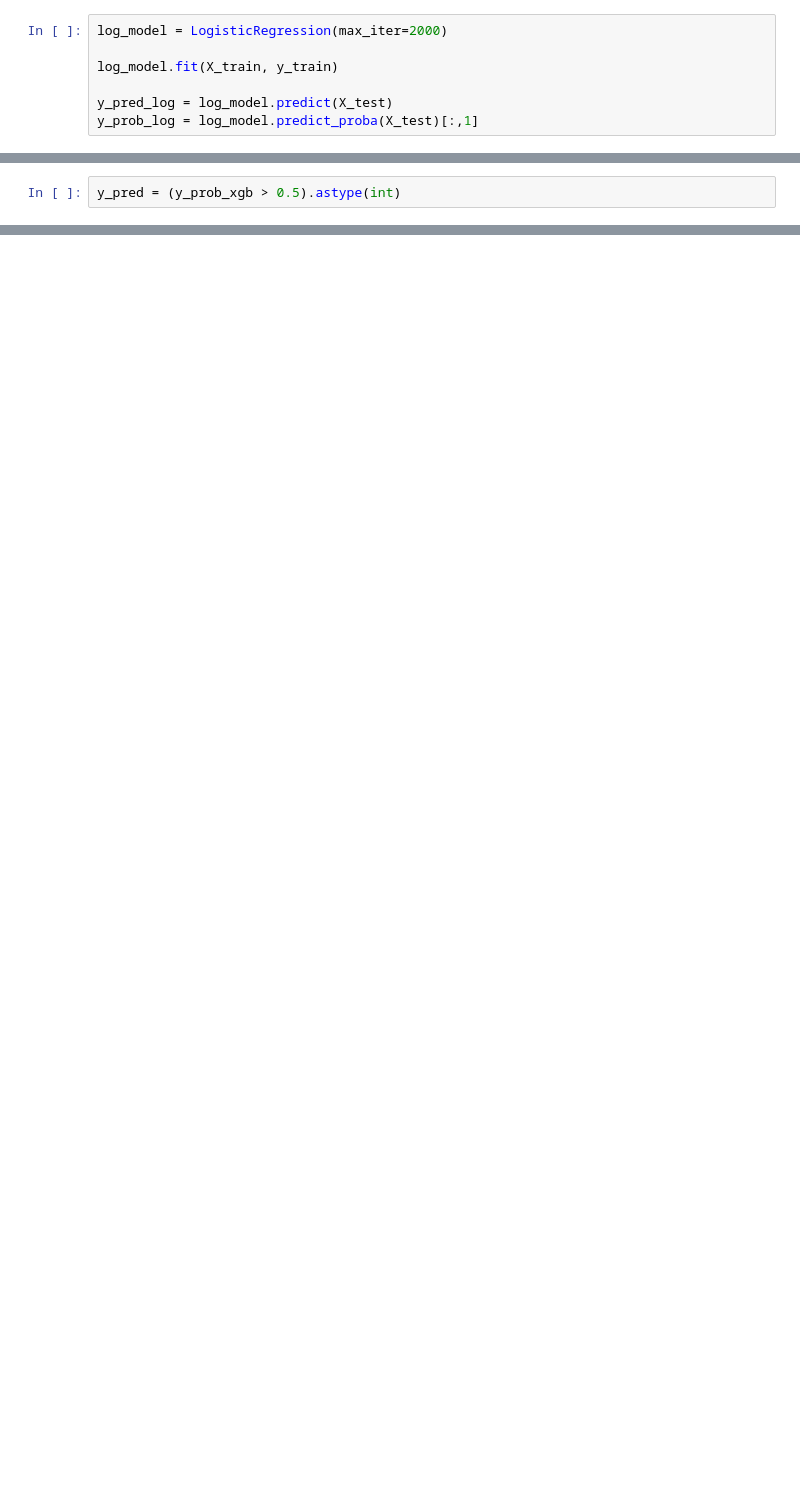
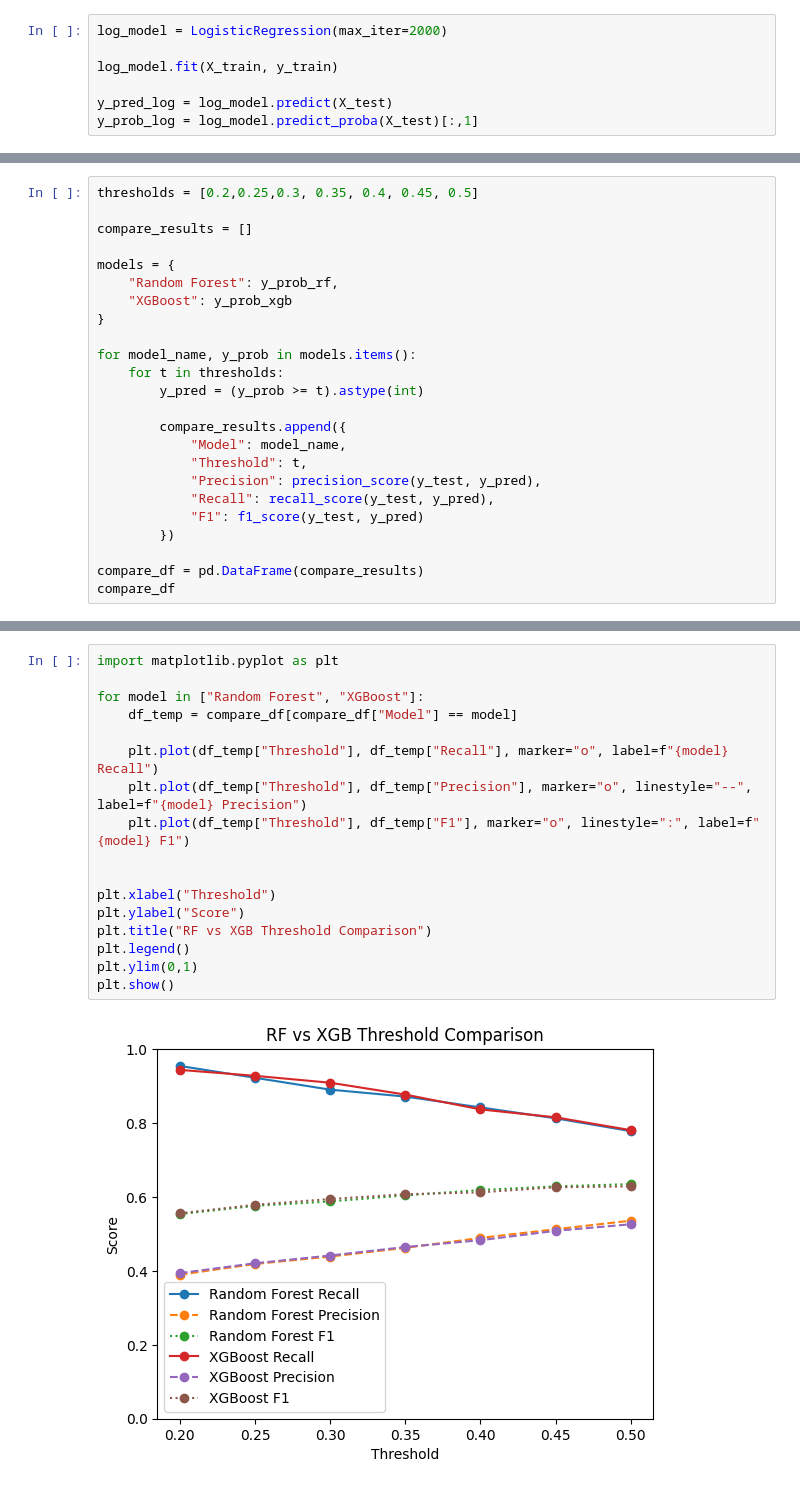
Before and after one commit to Jakenoh123/telco-churn-prediction, a Jupyter notebook: Churn.ipynb, the cells around one changed output, grey strips where cells are left out. Drawn from its saved outputs; the diff is of its cells as text; blank space fills up the shorter version.

```diff
--- a/Churn.ipynb
+++ b/Churn.ipynb
@@ -826,2 +520,0 @@ shap.force_plot(explainer.expected_value, shap_values[0], X_test_df.iloc[0])
-# %%
-y_pred = (y_prob_xgb > 0.5).astype(int)
@@ -954,0 +895,24 @@ plt.show()
+# %%
+thresholds = [0.2,0.25,0.3, 0.35, 0.4, 0.45, 0.5]
+
+compare_results = []
+
+models = {
+    "Random Forest": y_prob_rf,
+    "XGBoost": y_prob_xgb
+}
+
+for model_name, y_prob in models.items():
+    for t in thresholds:
+        y_pred = (y_prob >= t).astype(int)
+
+        compare_results.append({
+            "Model": model_name,
+            "Threshold": t,
+            "Precision": precision_score(y_test, y_pred),
+            "Recall": recall_score(y_test, y_pred),
+            "F1": f1_score(y_test, y_pred)
+        })
+
+compare_df = pd.DataFrame(compare_results)
+compare_df
@@ -954,0 +973,19 @@ plt.show()
+# %%
+import matplotlib.pyplot as plt
+
+for model in ["Random Forest", "XGBoost"]:
+    df_temp = compare_df[compare_df["Model"] == model]
+
+    plt.plot(df_temp["Threshold"], df_temp["Recall"], marker="o", label=f"{model} Recall")
+    plt.plot(df_temp["Threshold"], df_temp["Precision"], marker="o", linestyle="--", label=f"{model} Precision")
+    plt.plot(df_temp["Threshold"], df_temp["F1"], marker="o", linestyle=":", label=f"{model} F1")
+
+
+plt.xlabel("Threshold")
+plt.ylabel("Score")
+plt.title("RF vs XGB Threshold Comparison")
+plt.legend()
+plt.ylim(0,1)
+plt.show()
+# %% [output]
+[figure, added]
```
Also changed, not shown: parts of 165 cells of this notebook, 4 other files.
